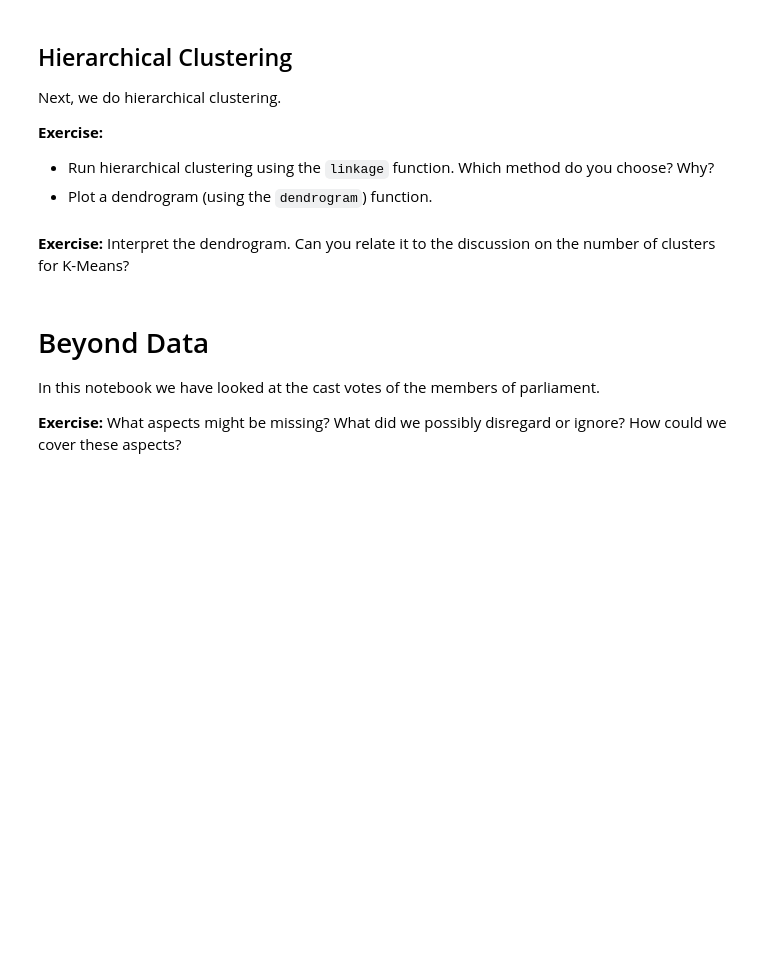
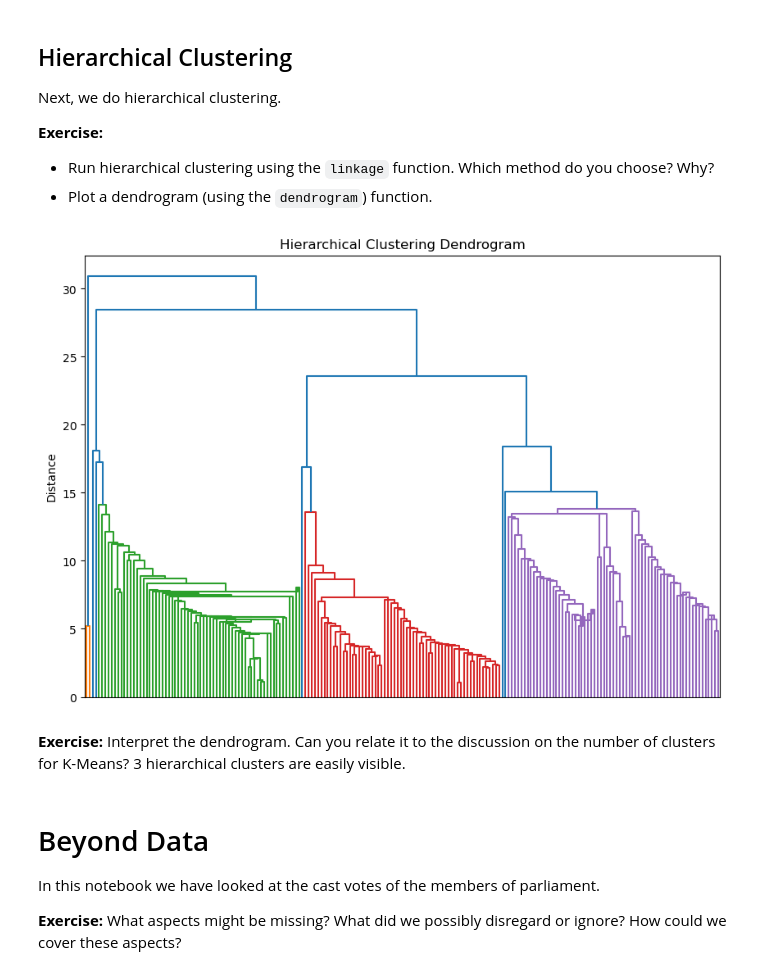
Before and after one commit to andrealuzzi/Block3, a Jupyter notebook: Project_5_Unsupervised_Learning.ipynb, the cells around one changed output. Drawn from its saved outputs; the diff is of its cells as text; code cells hidden in the pictures; blank space fills up the shorter version.

```diff
--- a/Project_5_Unsupervised_Learning.ipynb
+++ b/Project_5_Unsupervised_Learning.ipynb
@@ -257,8 +291,32 @@ Next, we do hierarchical clustering.
 
 * Run hierarchical clustering using the `linkage` function. Which method do you choose? Why?
 * Plot a dendrogram (using the `dendrogram`) function.
+# %%
+from scipy.cluster.hierarchy import linkage, dendrogram
+
+
+# Hierarchical clustering
+# Calculate the linkage matrix
+Z = linkage(scaled_data_participants_ss24_nr, method='centroid')
+
+
+# Plot the dendrogram
+plt.figure(figsize=(10, 7))
+dendrogram(Z, no_labels=True, orientation='top', color_threshold=15)
+plt.title('Hierarchical Clustering Dendrogram')
+
+plt.ylabel('Distance')
+plt.show()
+
+from sklearn.cluster import AgglomerativeClustering
+
+agglo = AgglomerativeClustering(linkage = 'single', n_clusters=5)
+clusters = agglo.fit_predict(scaled_data_participants_ss24_nr)
+# %% [output]
+[figure, added]
 # %% [markdown]
 **Exercise:** Interpret the dendrogram. Can you relate it to the discussion on the number of clusters for K-Means?
+3 hierarchical clusters are easily visible.
 # %% [markdown]
 # Beyond Data
 In this notebook we have looked at the cast votes of the members of parliament.
```
Also changed, not shown: parts of 4 cells of this notebook.
